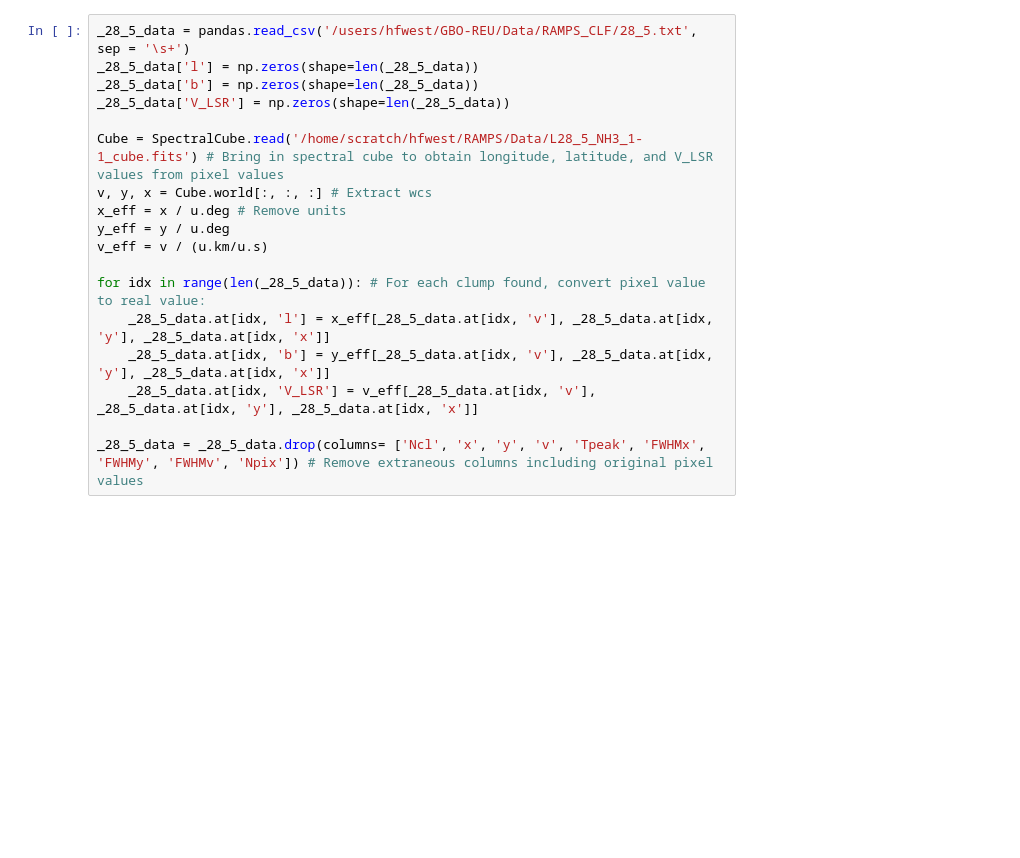
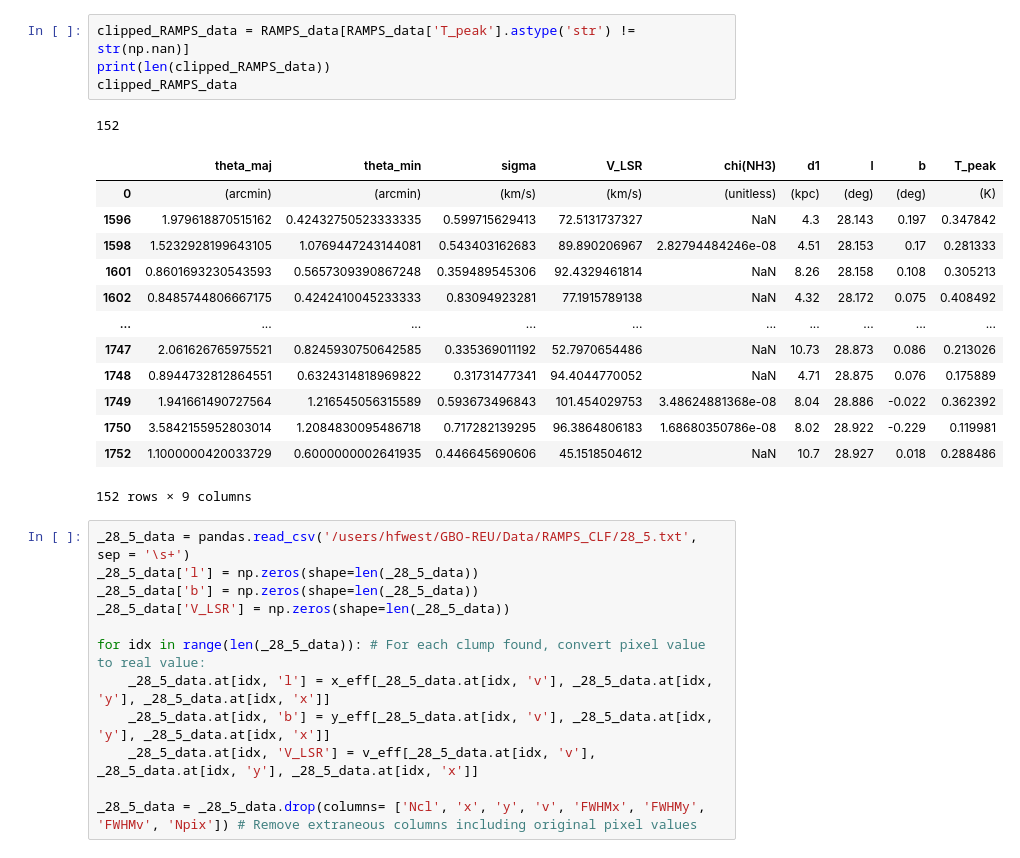
Before and after one commit to harrisonfwest/GBO-REU, a Jupyter notebook: Notebooks/RAMPS_CLF_Crossmatch.ipynb, the cells around one changed output. Saved outputs shown, nothing was run; the diff lists cells and outputs as text; blank space fills up the shorter version.

```diff
--- a/Notebooks/RAMPS_CLF_Crossmatch.ipynb
+++ b/Notebooks/RAMPS_CLF_Crossmatch.ipynb
@@ -47,21 +72,34 @@ RAMPS_data
+# %%
+clipped_RAMPS_data = RAMPS_data[RAMPS_data['T_peak'].astype('str') != str(np.nan)]
+print(len(clipped_RAMPS_data))
+clipped_RAMPS_data
+# %% [output]
+152
+|  | theta_maj | theta_min | sigma | V_LSR | chi(NH3) | d1 | l | b | T_peak |
+| 0 | (arcmin) | (arcmin) | (km/s) | (km/s) | (unitless) | (kpc) | (deg) | (deg) | (K) |
+| 1596 | 1.979618870515162 | 0.42432750523333335 | 0.599715629413 | 72.5131737327 | NaN | 4.3 | 28.143 | 0.197 | 0.347842 |
+| 1598 | 1.5232928199643105 | 1.0769447243144081 | 0.543403162683 | 89.890206967 | 2.82794484246e-08 | 4.51 | 28.153 | 0.17 | 0.281333 |
+| 1601 | 0.8601693230543593 | 0.5657309390867248 | 0.359489545306 | 92.4329461814 | NaN | 8.26 | 28.158 | 0.108 | 0.305213 |
+| 1602 | 0.8485744806667175 | 0.4242410045233333 | 0.83094923281 | 77.1915789138 | NaN | 4.32 | 28.172 | 0.075 | 0.408492 |
+| ... | ... | ... | ... | ... | ... | ... | ... | ... | ... |
+| 1747 | 2.061626765975521 | 0.8245930750642585 | 0.335369011192 | 52.7970654486 | NaN | 10.73 | 28.873 | 0.086 | 0.213026 |
+| 1748 | 0.8944732812864551 | 0.6324314818969822 | 0.31731477341 | 94.4044770052 | NaN | 4.71 | 28.875 | 0.076 | 0.175889 |
+| 1749 | 1.941661490727564 | 1.216545056315589 | 0.593673496843 | 101.454029753 | 3.48624881368e-08 | 8.04 | 28.886 | -0.022 | 0.362392 |
+| 1750 | 3.5842155952803014 | 1.2084830095486718 | 0.717282139295 | 96.3864806183 | 1.68680350786e-08 | 8.02 | 28.922 | -0.229 | 0.119981 |
+| 1752 | 1.1000000420033729 | 0.6000000002641935 | 0.446645690606 | 45.1518504612 | NaN | 10.7 | 28.927 | 0.018 | 0.288486 |
+152 rows × 9 columns
 # %%
 _28_5_data = pandas.read_csv('/users/hfwest/GBO-REU/Data/RAMPS_CLF/28_5.txt', sep = '\s+')
 _28_5_data['l'] = np.zeros(shape=len(_28_5_data))
 _28_5_data['b'] = np.zeros(shape=len(_28_5_data))
 _28_5_data['V_LSR'] = np.zeros(shape=len(_28_5_data))
 
-Cube = SpectralCube.read('/home/scratch/hfwest/RAMPS/Data/L28_5_NH3_1-1_cube.fits') # Bring in spectral cube to obtain longitude, latitude, and V_LSR values from pixel values
-v, y, x = Cube.world[:, :, :] # Extract wcs
-x_eff = x / u.deg # Remove units
-y_eff = y / u.deg
-v_eff = v / (u.km/u.s)
-
 for idx in range(len(_28_5_data)): # For each clump found, convert pixel value to real value:
     _28_5_data.at[idx, 'l'] = x_eff[_28_5_data.at[idx, 'v'], _28_5_data.at[idx, 'y'], _28_5_data.at[idx, 'x']]
     _28_5_data.at[idx, 'b'] = y_eff[_28_5_data.at[idx, 'v'], _28_5_data.at[idx, 'y'], _28_5_data.at[idx, 'x']]
     _28_5_data.at[idx, 'V_LSR'] = v_eff[_28_5_data.at[idx, 'v'], _28_5_data.at[idx, 'y'], _28_5_data.at[idx, 'x']]
 
-_28_5_data = _28_5_data.drop(columns= ['Ncl', 'x', 'y', 'v', 'Tpeak', 'FWHMx', 'FWHMy', 'FWHMv', 'Npix']) # Remove extraneous columns including original pixel values
+_28_5_data = _28_5_data.drop(columns= ['Ncl', 'x', 'y', 'v', 'FWHMx', 'FWHMy', 'FWHMv', 'Npix']) # Remove extraneous columns including original pixel values
 # %%
 _28_5_data
 # %% [output]
```
Also changed, not shown: parts of 6 cells of this notebook, 1 other file.
